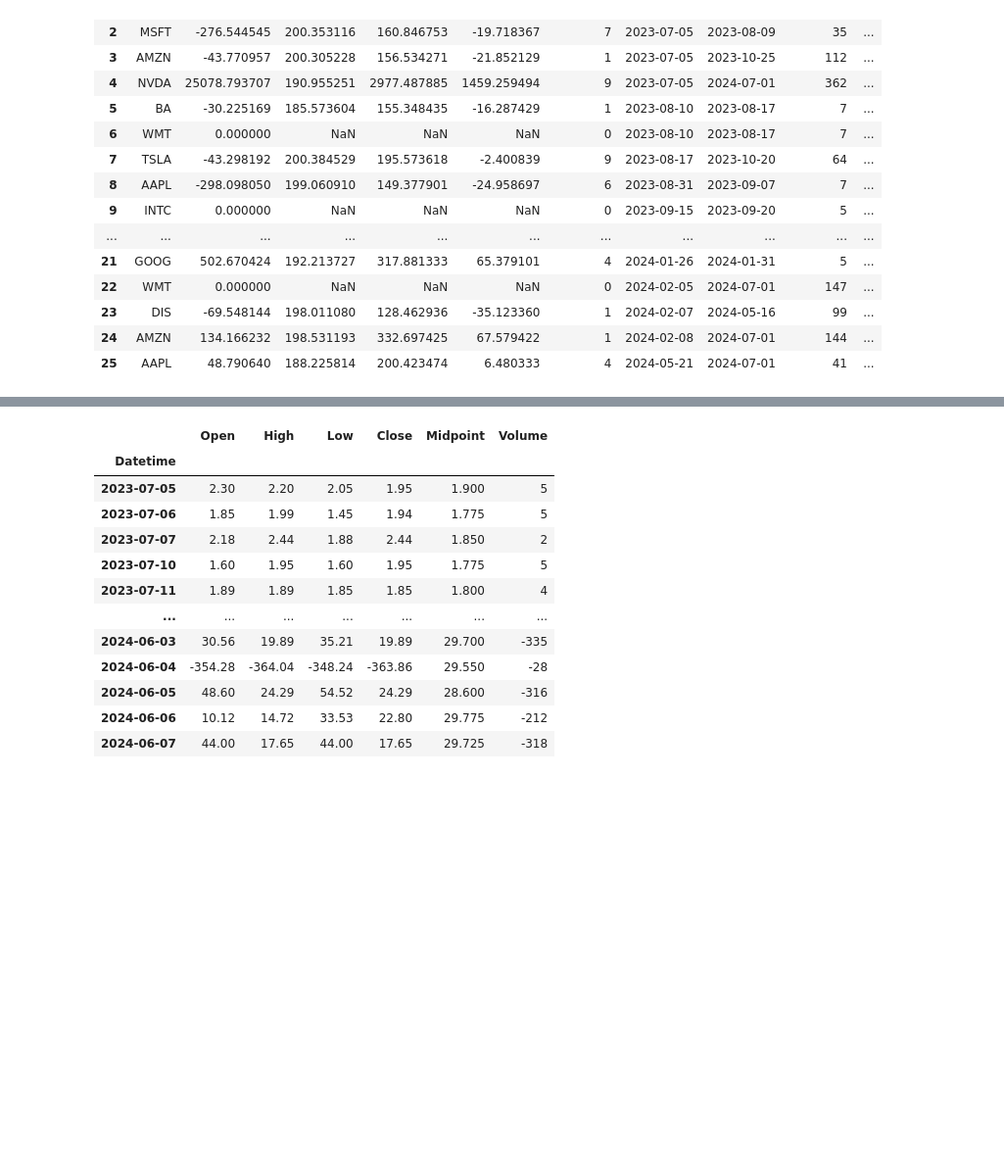
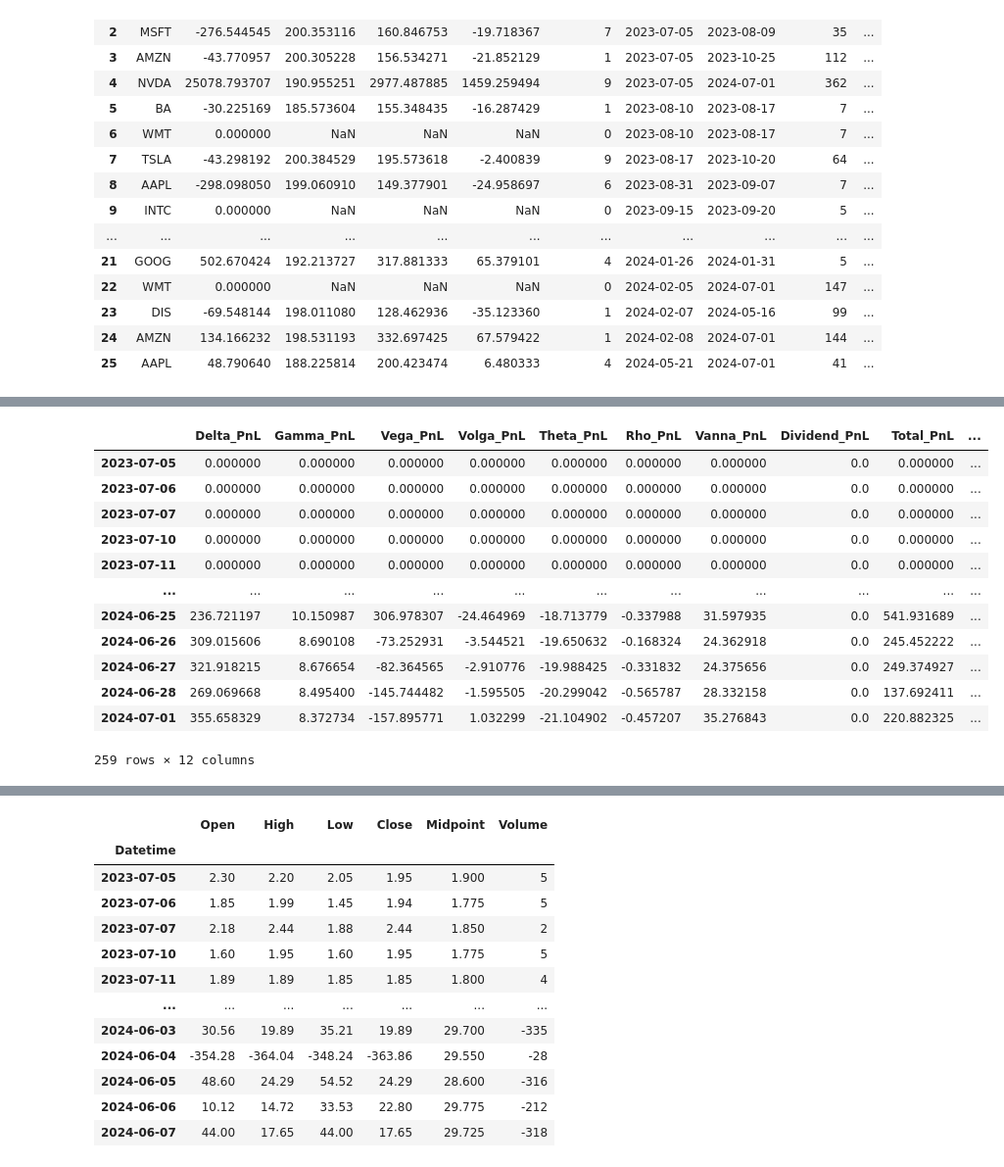
Before and after one commit to Zino-ctrlZ/QuantTools, a Jupyter notebook: EventDriven/demos/load_structures.ipynb, the cells around one changed output, grey strips where cells are left out. Shown at 98% size. Saved outputs shown, nothing was run; the diff lists cells and outputs as text; code cells hidden in the pictures; blank space fills up the shorter version.

```diff
--- a/EventDriven/demos/load_structures.ipynb
+++ b/EventDriven/demos/load_structures.ipynb
@@ -230,0 +286,16 @@ Name: 4, dtype: object
+# %%
+attribution.cumsum()
+# %% [output]
+|  | Delta_PnL | Gamma_PnL | Vega_PnL | Volga_PnL | Theta_PnL | Rho_PnL | Vanna_PnL | Dividend_PnL | Total_PnL | ... |
+| 2023-07-05 | 0.000000 | 0.000000 | 0.000000 | 0.000000 | 0.000000 | 0.000000 | 0.000000 | 0.0 | 0.000000 | ... |
+| 2023-07-06 | 0.000000 | 0.000000 | 0.000000 | 0.000000 | 0.000000 | 0.000000 | 0.000000 | 0.0 | 0.000000 | ... |
+| 2023-07-07 | 0.000000 | 0.000000 | 0.000000 | 0.000000 | 0.000000 | 0.000000 | 0.000000 | 0.0 | 0.000000 | ... |
+| 2023-07-10 | 0.000000 | 0.000000 | 0.000000 | 0.000000 | 0.000000 | 0.000000 | 0.000000 | 0.0 | 0.000000 | ... |
+| 2023-07-11 | 0.000000 | 0.000000 | 0.000000 | 0.000000 | 0.000000 | 0.000000 | 0.000000 | 0.0 | 0.000000 | ... |
+| ... | ... | ... | ... | ... | ... | ... | ... | ... | ... | ... |
+| 2024-06-25 | 236.721197 | 10.150987 | 306.978307 | -24.464969 | -18.713779 | -0.337988 | 31.597935 | 0.0 | 541.931689 | ... |
+| 2024-06-26 | 309.015606 | 8.690108 | -73.252931 | -3.544521 | -19.650632 | -0.168324 | 24.362918 | 0.0 | 245.452222 | ... |
+| 2024-06-27 | 321.918215 | 8.676654 | -82.364565 | -2.910776 | -19.988425 | -0.331832 | 24.375656 | 0.0 | 249.374927 | ... |
+| 2024-06-28 | 269.069668 | 8.495400 | -145.744482 | -1.595505 | -20.299042 | -0.565787 | 28.332158 | 0.0 | 137.692411 | ... |
+| 2024-07-01 | 355.658329 | 8.372734 | -157.895771 | 1.032299 | -21.104902 | -0.457207 | 35.276843 | 0.0 | 220.882325 | ... |
+259 rows × 12 columns
```
Also changed, not shown: parts of 27 cells of this notebook, 8 other files.
